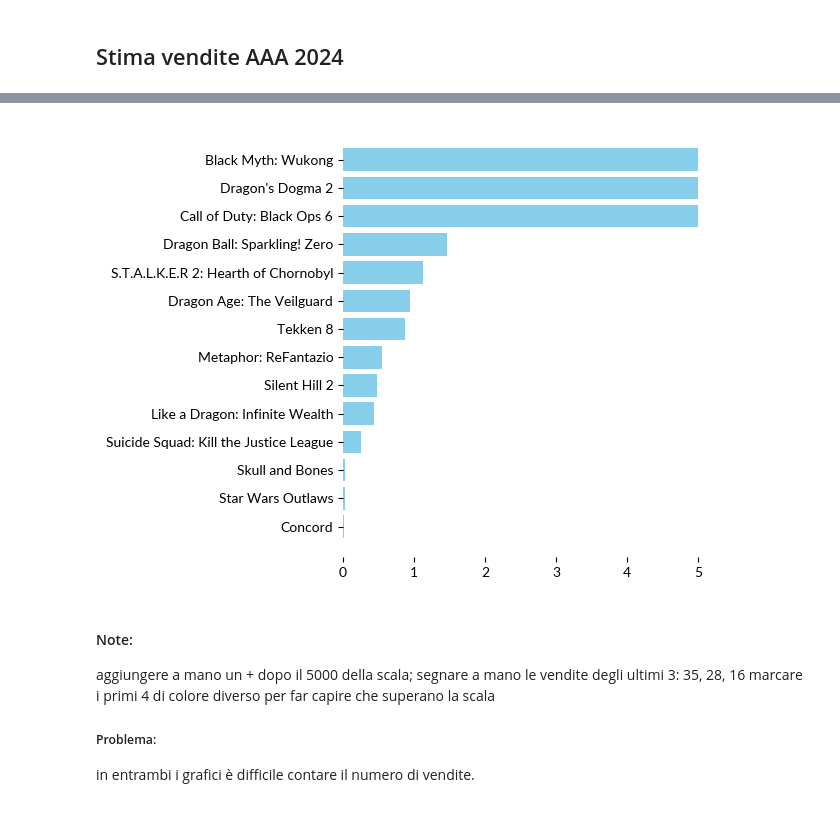
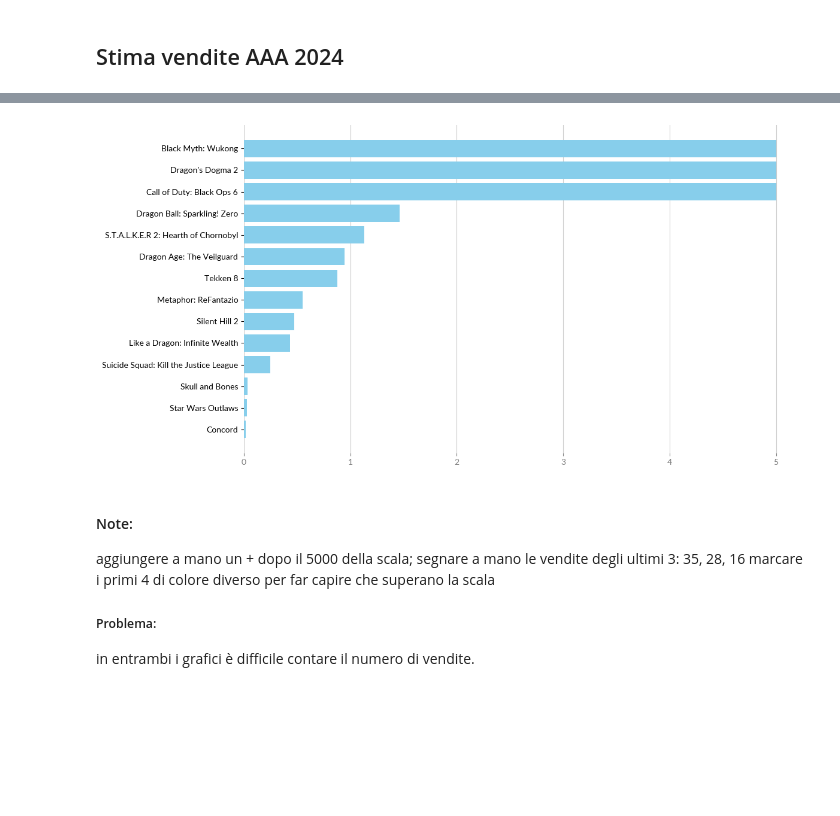
Before and after one commit to demic-dev/vs-project, a Jupyter notebook: charts.ipynb, the cells around one changed output, grey strips where cells are left out. Cells and saved outputs as stored; diff of their text form; code cells hidden in the pictures; blank space fills up the shorter version.

Commit message:
changed plot ui

```diff
--- a/charts.ipynb
+++ b/charts.ipynb
@@ -95,20 +95,24 @@ See the caveats in the documentation: https://pandas.pydata.org/pandas-docs/stab
 | 33 | S.T.A.L.K.E.R 2: Hearth of Chornobyl | shooter | AAA | Europa | 60.0 | 1133.0 | 121335.0 | 78.0 |  | ... |
 # %%
 sales_aaa = sales_aaa.sort_values(by=['capped_sales'])
+
+fig, ax = plt.subplots(figsize=(12, 6))
+for spine in plt.gca().spines.values(): spine.set_visible(False)
+
 plt.barh(sales_aaa['name'], sales_aaa['capped_sales']/1000, color='skyblue')
-
-for spine in plt.gca().spines.values(): spine.set_visible(False)
 
 # plt.title('Stima vendite delle major releases del 2024')
 # plt.xlabel('MILIONI di copie vendute')
 # plt.ylabel('')
 
 plt.tight_layout()
+ax.set_axisbelow(True)
+ax.tick_params(axis='x', colors='#cccccc')
+ax.xaxis.grid(color='#cccccc')
 
-# plt.show()
 plt.savefig(build_chart_path("sales_aaa_2024"), format="svg")
 # %% [output]
-[figure, old version]
+[figure, new version]
 # %% [markdown]
 #### Note:
 aggiungere a mano un + dopo il 5000 della scala;
```
Also changed, not shown: parts of 11 cells of this notebook, 15 other files.
